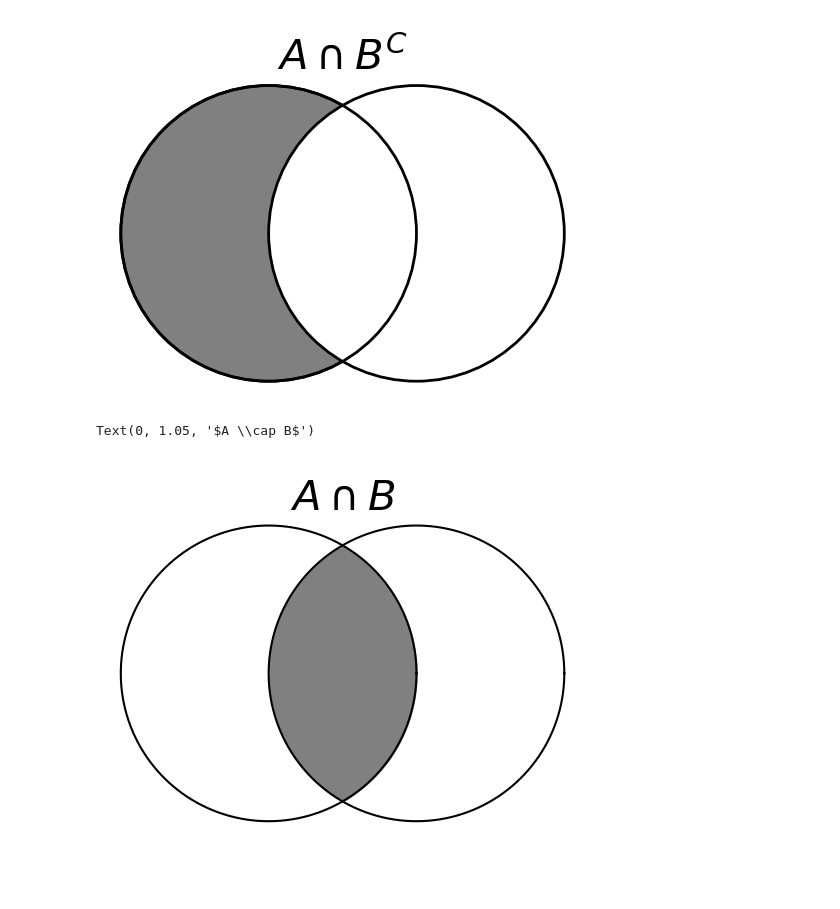
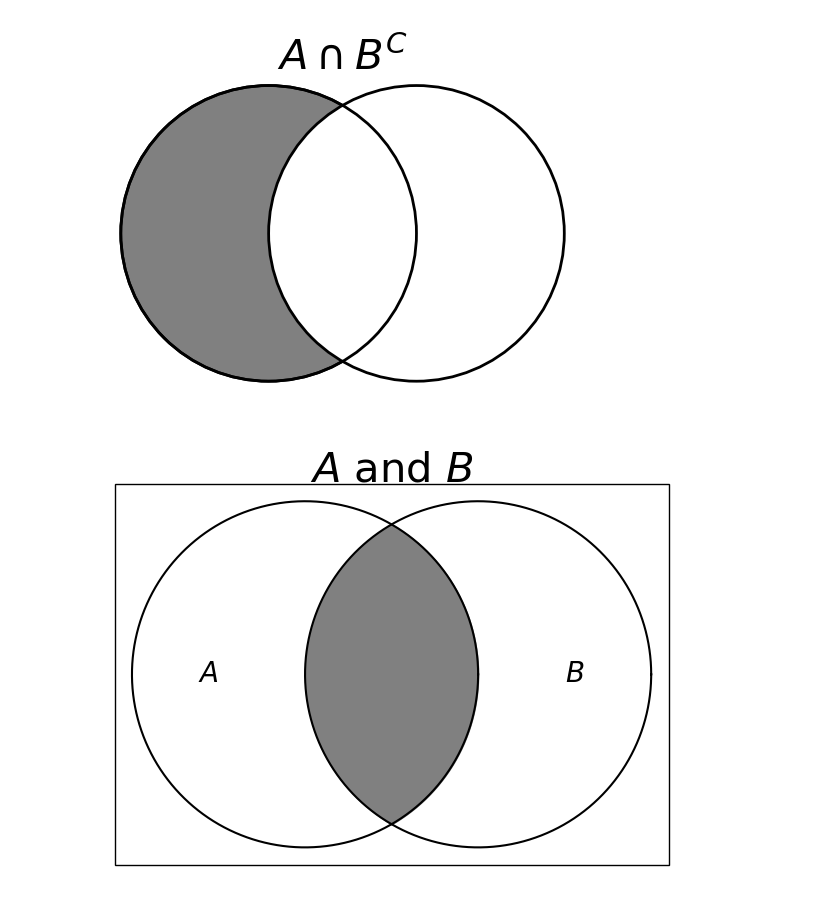
Before and after one commit to alexanderthclark/Stats1101, a Jupyter notebook: helpers/probabilityHelper.ipynb, the cells around one changed output. Cells and saved outputs as stored; diff of their text form; code cells hidden in the pictures; blank space fills up the shorter version.

```diff
--- a/helpers/probabilityHelper.ipynb
+++ b/helpers/probabilityHelper.ipynb
@@ -242,34 +242,56 @@ Text(0, 1.05, '$A \\cap B^C$')
 # %%
 fig, ax = plt.figure(), plt.axes()
 ax.set_aspect(1)
-ax.set_xlim(-1.6,1.6)
-ax.set_ylim(-1.1,1.4)
+ax.set_xlim(-1.65,1.65)
+ax.set_ylim(-1.2,1.4)
 ax.axis('off')
 
 # Add Circles
 k = 10_000
 angles = np.linspace(0, 2*np.pi, k)
 x = np.cos(angles)
 y = np.sin(angles)
 ax.plot(x - 0.5, y, color = 'black')
 ax.plot(x + 0.5, y, color = 'black')
+
+# Add rectangle
+
+rect = plt.Rectangle(xy=(-1.6,-1.1),
+                    width=3.2,
+                    height=2.2,
+                    fc = (1,1,1,0),
+                    ec = 'black')
+ax.add_artist(rect)
 
 # fill circles in two pieces
 x = np.cos(angles) - 0.5
 t = 0
 while x[t] > 0:
     t += 1
 ax.fill_between(x[:t], -y[0:t], y[0:t],
                 color = 'gray', zorder = -1)
 ax.fill_between(-x[:t] , -y[0:t], y[0:t],
                 color = 'gray', zorder = -1)
 
 # Label
-ax.text(0, 1.05,
-       s = r"$A \cap B$",
+ax.text(0, 1.06,
+       s = r"$A$ and $B$",
        va = 'bottom',
        ha = 'center',
        size = 30)
+
+ax.text(-1, 0,
+       s = r'$A$',
+       ha = 'right',
+       va = 'center',
+       size = 20)
+ax.text(1, 0,
+       s = r'$B$',
+       ha = 'left',
+       va = 'center',
+       size = 20)
+
+plt.tight_layout()
+plt.savefig("../book/images/setsAnd.svg", transparent = True)
 # %% [output]
-Text(0, 1.05, '$A \\cap B$')
-[figure, old version]
+[figure, new version]
```
Also changed, not shown: 31 other files.
